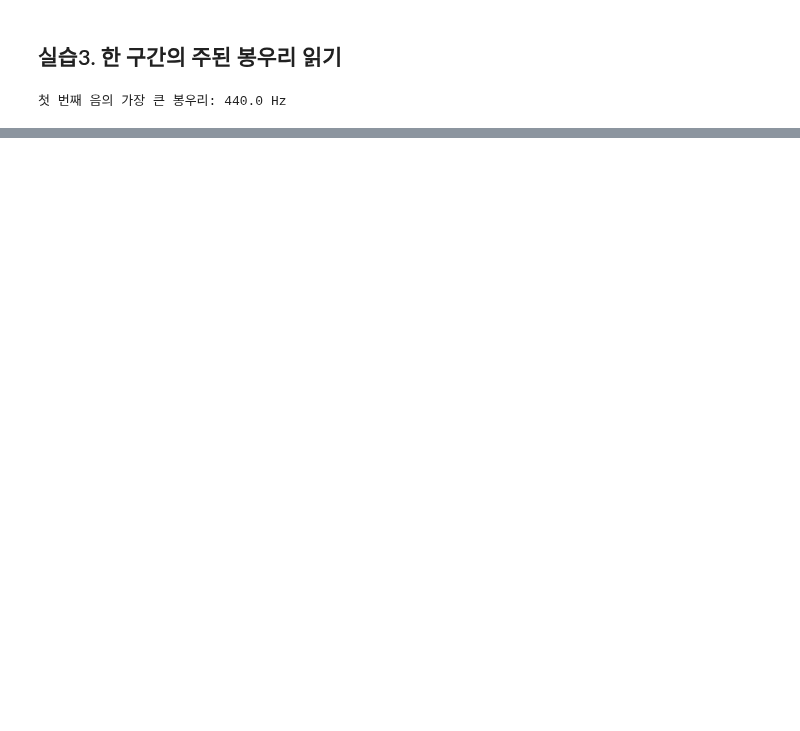
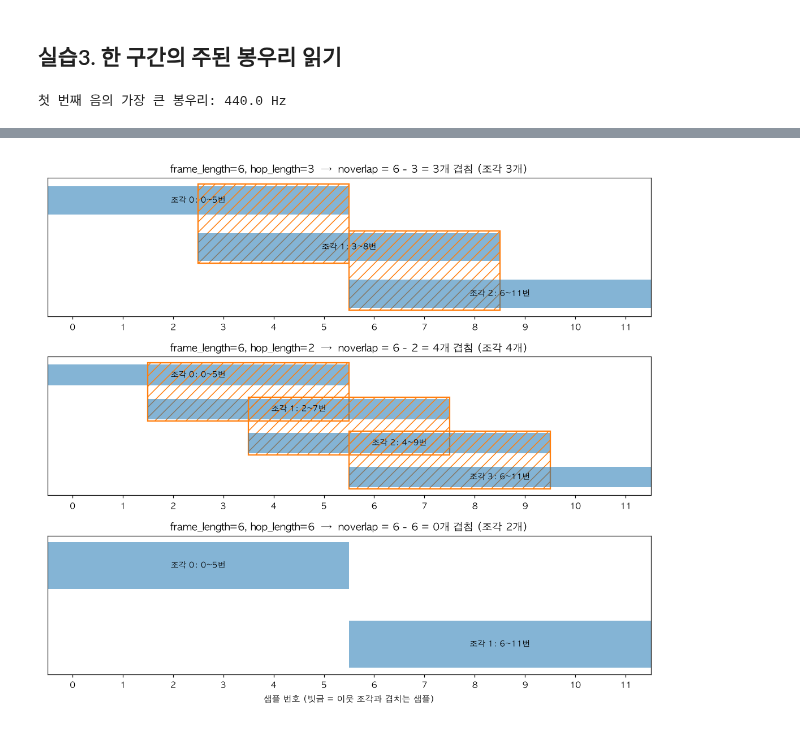
Before and after one commit to greenkey20/ict_innovation_sq_voice_ai, a Jupyter notebook: 017_sound/03_FFT_STFT_그림으로_소리읽기.ipynb, the cells around one changed output, grey strips where cells are left out. Saved outputs shown, nothing was run; the diff lists cells and outputs as text; code cells hidden in the pictures; blank space fills up the shorter version.

```diff
--- a/017_sound/03_FFT_STFT_그림으로_소리읽기.ipynb
+++ b/017_sound/03_FFT_STFT_그림으로_소리읽기.ipynb
@@ -170,0 +802,19 @@ print("첫 번째 음의 가장 큰 봉우리:", part_hz[peak_index], "Hz")
+# %%
+# 0부터 11까지의 숫자를 생성합니다.
+# 실제 STFT에서는 이 숫자들이 음성의 샘플이라고 생각하면 됩니다.
+numbers = np.arange(12)
+
+# 한 번에 가져올 데이터의 개수
+# STFT에서는 하나의 Frame 크기에 해당합니다.
+frame_length = 6
+
+# 다음 Frame으로 이동할 간격
+# 6개를 가져온 후 3칸만 이동하므로 앞 Frame과 데이터가 겹칩니다.
+hop_length = 3
+
+# start는 각 Frame의 시작 위치입니다.
+# 0 → 3 → 6 순서로 이동합니다.
+for start in range(0, len(numbers) - frame_length + 1, hop_length):
+
+    # 시작 위치부터 6개의 데이터를 잘라서 출력합니다.
+    print("시작", start, "→ 조각", numbers[start:start + frame_length])
@@ -170,0 +939,54 @@ print("첫 번째 음의 가장 큰 봉우리:", part_hz[peak_index], "Hz")
+# %%
+# "겹치는 개수(noverlap) = 조각 길이 - 이동 간격"을 눈으로 확인하는 예제
+import numpy as np
+import matplotlib.pyplot as plt
+from matplotlib.patches import Rectangle
+from scipy.signal import stft
+
+numbers = np.arange(12)      # 샘플 12개 (0~11번)
+frame_length = 6             # 조각 길이: 6개
+
+fig, axes = plt.subplots(3, 1, figsize=(10, 9))
+for ax, hop_length in zip(axes, [3, 2, 6]):
+    starts = list(range(0, len(numbers) - frame_length + 1, hop_length))
+    overlap = frame_length - hop_length          # 이웃 조각과 겹치는 샘플 개수
+
+    for k, start in enumerate(starts):
+        # 조각 하나 = start부터 frame_length개 (가로 막대)
+        ax.barh(k, frame_length, left=start, height=0.6, alpha=0.55, color="tab:blue")
+        ax.text(start + frame_length / 2, k, f"조각 {k}: {start}~{start + frame_length - 1}번",
+                ha="center", va="center", fontsize=9)
+        # 다음 조각과 겹치는 부분을 빗금 사각형으로 표시
+        if k + 1 < len(starts) and overlap > 0:
+            ax.add_patch(Rectangle((starts[k + 1], k - 0.35), overlap, 1.7,
+                                   fill=False, hatch="//", edgecolor="tab:orange", linewidth=1.5))
+
+    ax.set_xlim(0, len(numbers))
+    ax.set_xticks(np.arange(len(numbers)) + 0.5)
+    ax.set_xticklabels(numbers)
+    ax.set_yticks([])
+    ax.invert_yaxis()
+    ax.set_title(f"frame_length={frame_length}, hop_length={hop_length}  →  noverlap = {frame_length} - {hop_length} = {overlap}개 겹침"
+                 f" (조각 {len(starts)}개)")
+axes[-1].set_xlabel("샘플 번호 (빗금 = 이웃 조각과 겹치는 샘플)")
+plt.tight_layout()
+plt.show()
+
+# 표: hop_length를 바꾸면 겹침 개수와 조각 개수
+print("hop_length | noverlap(겹침) = frame_length - hop_length | 시작 위치들")
+for hop_length in [1, 2, 3, 4, 6]:
+    starts = list(range(0, len(numbers) - frame_length + 1, hop_length))
+    print(f"{hop_length:10d} | {frame_length - hop_length:25d} 개 | {starts}")
+
+# 실제 scipy.signal.stft로 확인: noverlap을 frame_length - hop_length로 주면 조각이 hop_length씩 이동하는가?
+sr = 16000
+frame_length, hop_length = 512, 128
+dummy = np.zeros(sr)         # 1초짜리 아무 소리 (모양만 확인하는 용도)
+freqs, times, spectrum = stft(dummy, fs=sr, nperseg=frame_length,
+                              noverlap=frame_length - hop_length, nfft=frame_length,
+                              boundary=None, padded=False)
+print("\nSTFT 확인 (frame 512, hop 128 → noverlap", frame_length - hop_length, ")")
+print("spectrum 모양 (주파수 칸, 조각 개수):", spectrum.shape)
+print("이웃 조각의 시작 시각 차이 × SR =", np.round(np.diff(times)[:3] * sr, 3), "샘플 (= hop_length)")
+print("조각 개수 공식 (샘플 수 - frame_length) // hop_length + 1 =", (len(dummy) - frame_length) // hop_length + 1)
+# %% [output]
@@ -170,0 +1004 @@ print("첫 번째 음의 가장 큰 봉우리:", part_hz[peak_index], "Hz")
+[figure, added]
```
Also changed, not shown: parts of 54 cells of this notebook.
